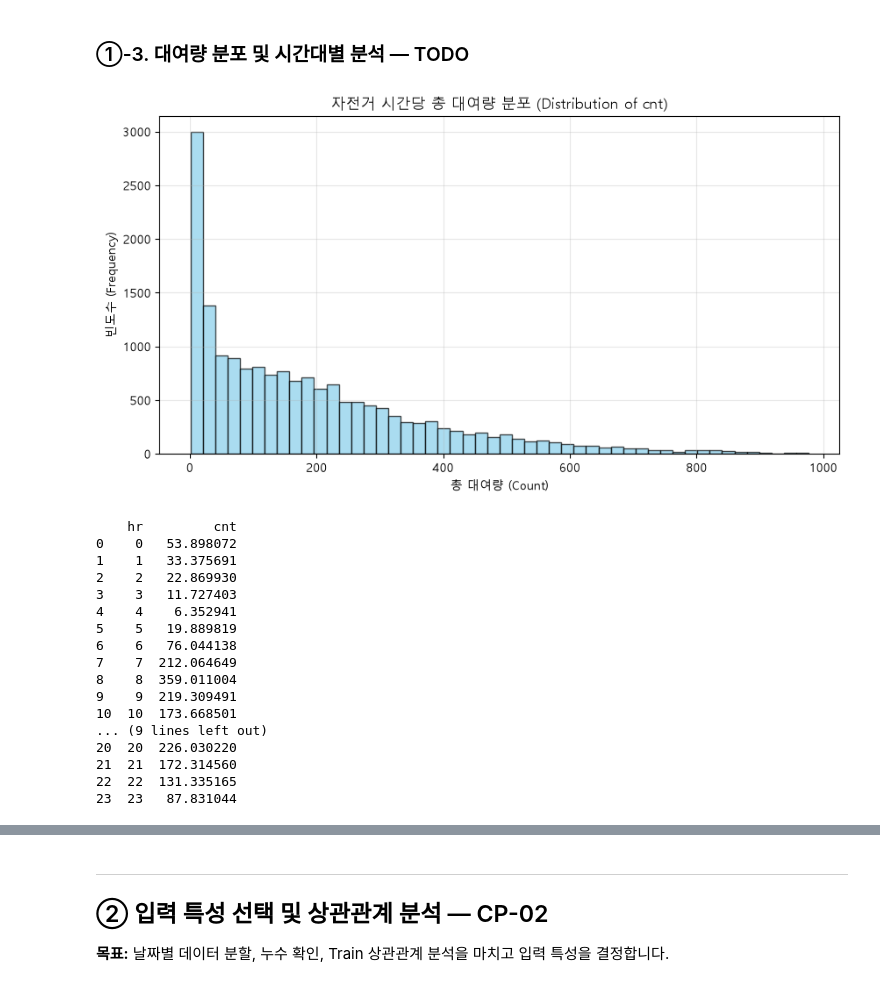
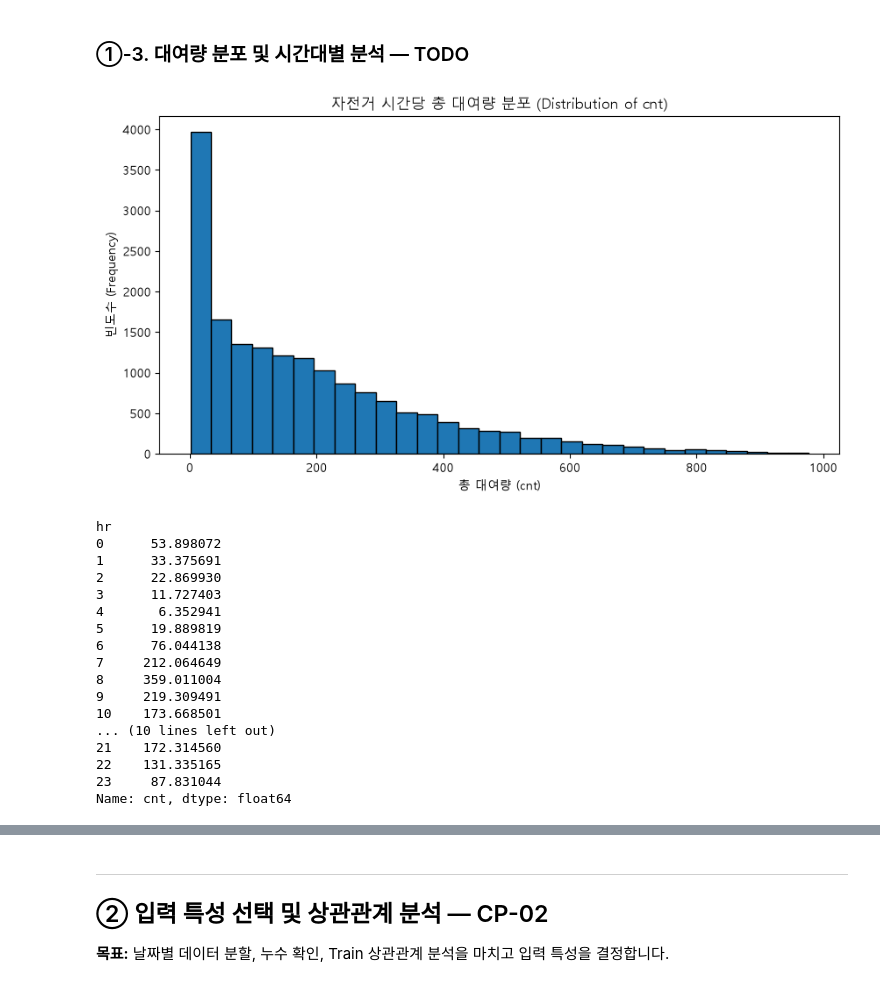
Before and after one commit to iremys/ai-mini-projects, a Jupyter notebook: mini-project-01/code/01_regression_bike_demand.ipynb, the cells around one changed output, grey strips where cells are left out. Saved outputs shown, nothing was run; the diff lists cells and outputs as text; code cells hidden in the pictures.

```diff
--- a/mini-project-01/code/01_regression_bike_demand.ipynb
+++ b/mini-project-01/code/01_regression_bike_demand.ipynb
@@ -191,45 +201,40 @@ print(f"중복된 행: {duplicate_count}개")
 # %%
 # TODO 1-4. cnt의 분포를 히스토그램으로 시각화합니다.
 # 힌트: plt.hist(), plt.xlabel(), plt.ylabel(), plt.show()
 
-import matplotlib.pyplot as plt
+plt.figure(figsize=(10, 5))
 
-plt.figure(figsize=(10, 5))
-plt.hist(df['cnt'], bins=50, color='skyblue', edgecolor='black', alpha=0.7)  # 영문 컬럼명 'cnt' 사용
-plt.xlabel('총 대여량 (Count)')                                           # X축 라벨 (한글)
+plt.hist(df['cnt'], bins=30, edgecolor='black')
+
+plt.xlabel('총 대여량 (cnt)')                                           # X축 라벨 (한글)
 plt.ylabel('빈도수 (Frequency)')                                            # Y축 라벨 (한글)
-plt.title('자전거 시간당 총 대여량 분포 (Distribution of cnt)')                # 그래프 제목 (한글)
-plt.grid(alpha=0.3)
+plt.title('자전거 시간당 총 대여량 분포 (Distribution of cnt)')
+
 plt.show()
 # %% [output]
-[figure, old version]
+[figure, new version]
 # %%
 # TODO 1-5. 시간대(hr)별 평균 대여량을 계산합니다.
 # 힌트: groupby("hr")["cnt"].mean()
-# 1. 시간대별 평균 대여량을 구하고 데이터프레임으로 변환
-hourly_mean = df.groupby("hr")["cnt"].mean().reset_index()
+hourly_mean = df.groupby("hr")["cnt"].mean()
 
-# 2. 컬럼 이름을 원하는 형태로 변경
-hourly_mean.columns = ["hr", "cnt"]
-
-# 3. 결과 출력
 print(hourly_mean)
 # %% [output]
-    hr         cnt
-0    0   53.898072
-1    1   33.375691
-2    2   22.869930
-3    3   11.727403
-4    4    6.352941
-5    5   19.889819
-6    6   76.044138
-7    7  212.064649
-8    8  359.011004
-9    9  219.309491
-10  10  173.668501
-... (9 lines left out)
-20  20  226.030220
-21  21  172.314560
-22  22  131.335165
-23  23   87.831044
+hr
+0      53.898072
+1      33.375691
+2      22.869930
+3      11.727403
+4       6.352941
+5      19.889819
+6      76.044138
+7     212.064649
+8     359.011004
+9     219.309491
+10    173.668501
+... (10 lines left out)
+21    172.314560
+22    131.335165
+23     87.831044
+Name: cnt, dtype: float64
 # %%
```
Also changed, not shown: parts of 59 cells of this notebook, 7 other files.
